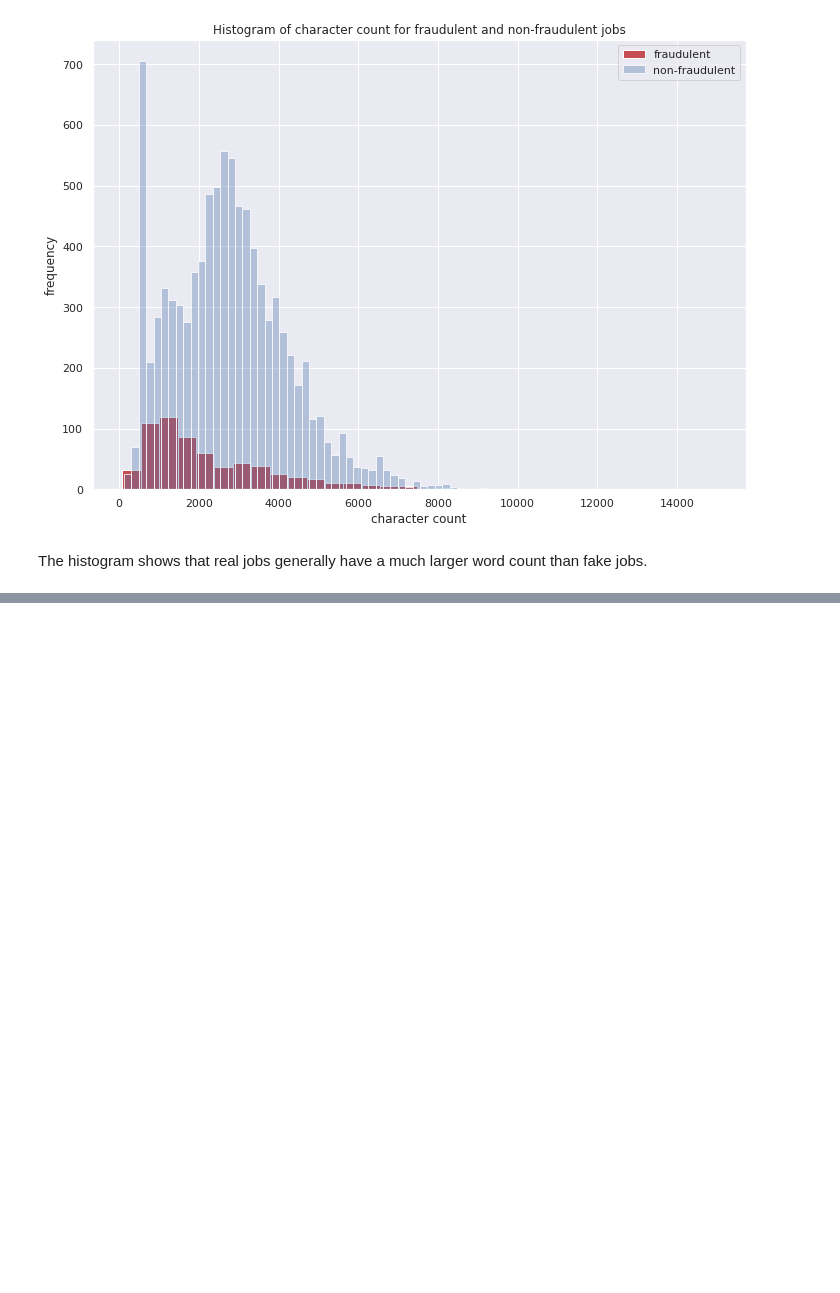
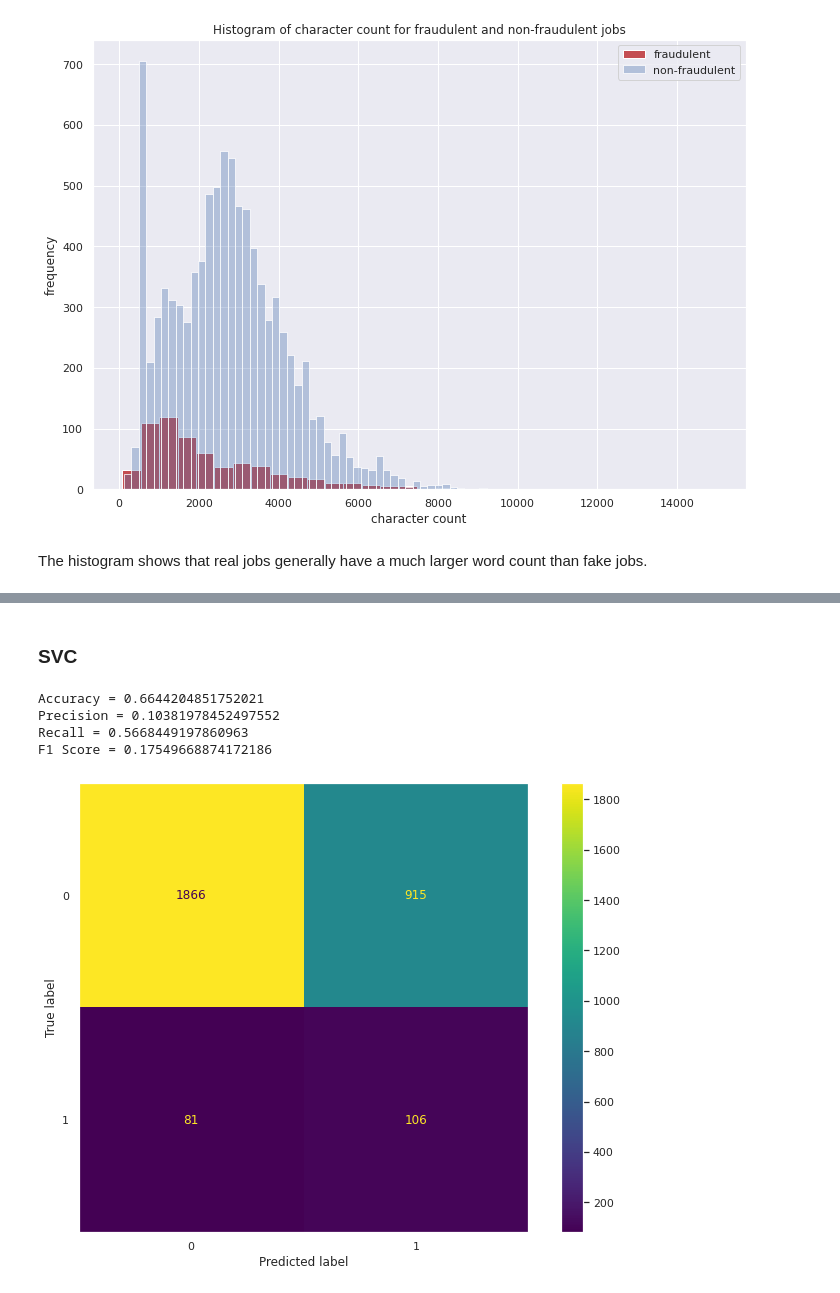
Before and after one commit to Mutahar789/Fraudulent-Job-Prediction, a Jupyter notebook: Fraudulent Job Predictor.ipynb, the cells around one changed output, grey strips where cells are left out. Cells and saved outputs as stored; diff of their text form; code cells hidden in the pictures; blank space fills up the shorter version.

```diff
--- a/Fraudulent Job Predictor.ipynb
+++ b/Fraudulent Job Predictor.ipynb
@@ -295,0 +397,13 @@ The histogram shows that real jobs generally have a much larger word count than
+# %% [markdown]
+### SVC
+# %%
+clf = SVC(class_weight="balanced")
+clf.fit(train_X_num, train_Y)
+pred = clf.predict(test_X_num)
+evaluate(test_Y, pred)
+# %% [output]
+Accuracy = 0.6644204851752021
+Precision = 0.10381978452497552
+Recall = 0.5668449197860963
+F1 Score = 0.17549668874172186
+[figure, added]
```
Also changed, not shown: parts of 52 cells of this notebook, 2 other files.
